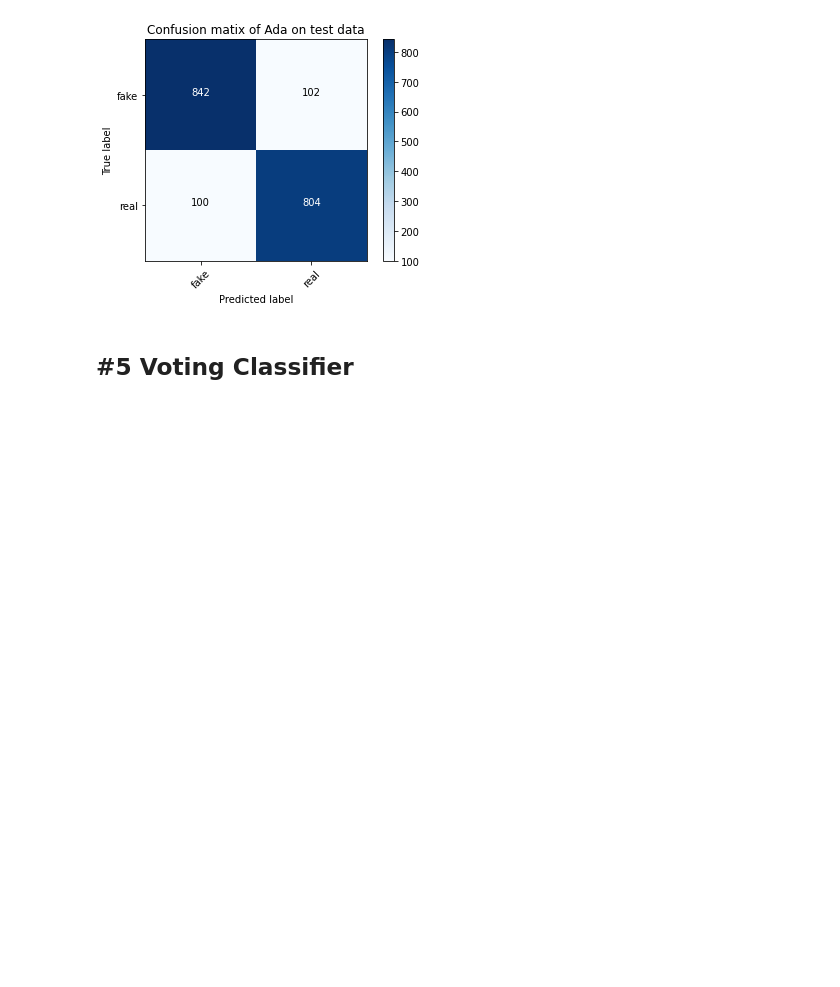
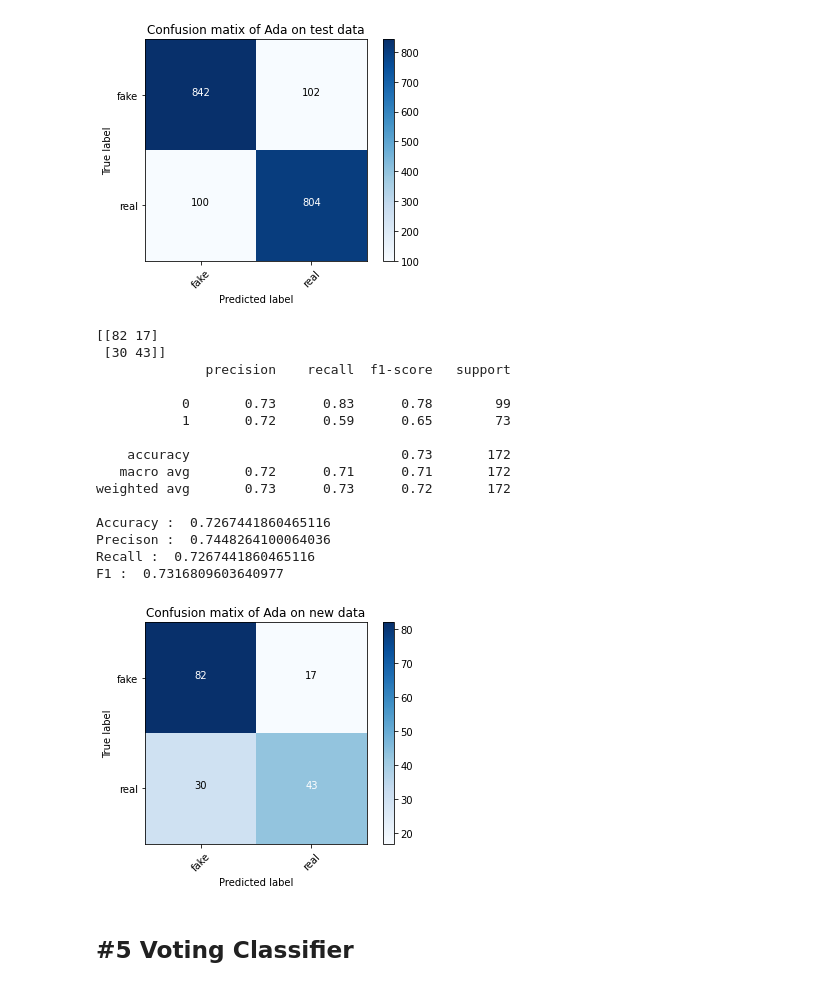
Before and after one commit to smkerr/COVID-fake-news-detection, a Jupyter notebook: model/fine-tuned-model-no-tweet2vec.ipynb, the cells around one changed output. Saved outputs shown, nothing was run; the diff lists cells and outputs as text; code cells hidden in the pictures; blank space fills up the shorter version.

```diff
--- a/model/fine-tuned-model-no-tweet2vec.ipynb
+++ b/model/fine-tuned-model-no-tweet2vec.ipynb
@@ -213,6 +229,9 @@ ada_pred = ada_pipeline.predict(X_val)
 
 #make pred on test
 ada_pred_test = ada_pipeline.predict(X_test)
+# %%
+#make pred on new data
+ada_pred_new = ada_pipeline.predict(X_new)
 # %%
 #save ada model
 #pkl_filename = "/content/drive/MyDrive/Final Project/COVID-fake-news-detection/model/saved models/pickle_ada_clf.pkl"
@@ -516,6 +604,28 @@ Precison :  0.8906898607991679
 Recall :  0.8906926406926406
 F1 :  0.8906902071288683
 [figure]
+# %%
+# display results new data
+print_metrics(ada_pred_new,y_new)
+plot_confusion_matrix(confusion_matrix(y_new,ada_pred_new),target_names=['fake','real'], normalize = False, \
+                      title = 'Confusion matix of Ada on new data')
+# %% [output]
+[[82 17]
+ [30 43]]
+              precision    recall  f1-score   support
+
+           0       0.73      0.83      0.78        99
+           1       0.72      0.59      0.65        73
+
+    accuracy                           0.73       172
+   macro avg       0.72      0.71      0.71       172
+weighted avg       0.73      0.73      0.72       172
+
+Accuracy :  0.7267441860465116
+Precison :  0.7448264100064036
+Recall :  0.7267441860465116
+F1 :  0.7316809603640977
+[figure, added]
 # %% [markdown]
 ## #5 Voting Classifier
 # %%
```
Also changed, not shown: parts of 12 cells of this notebook.
